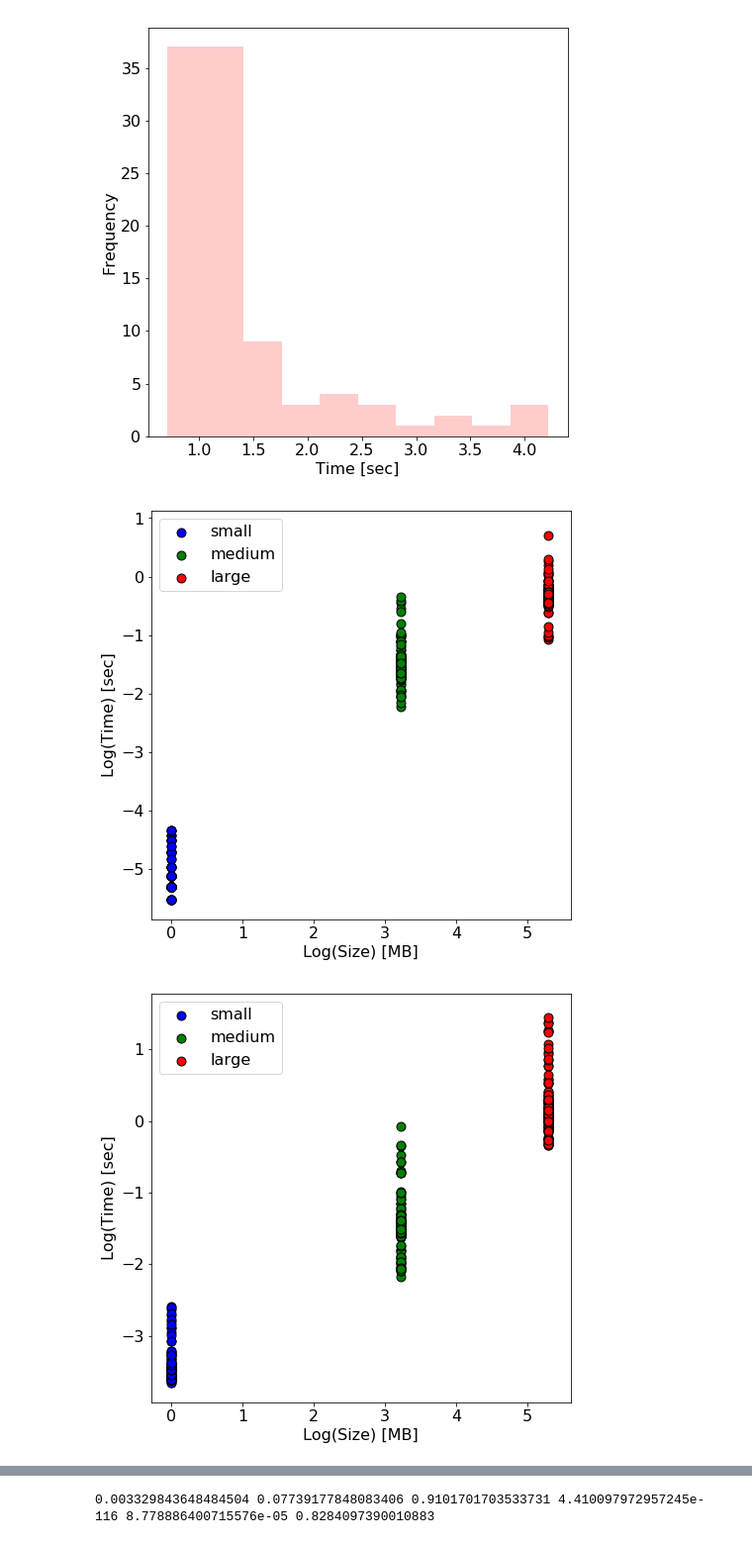
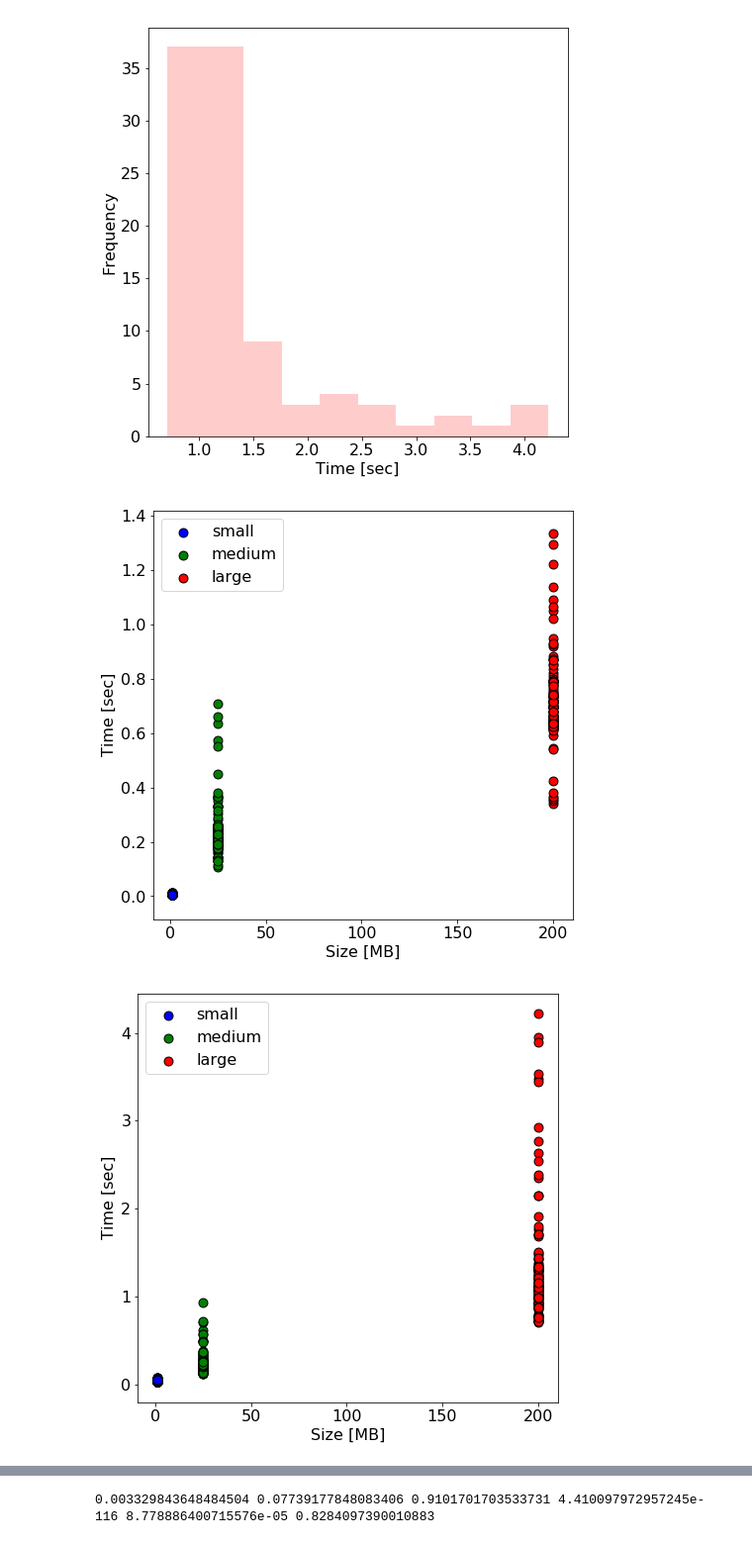
Before and after one commit to g-kakareko/Erasure-vs-Replication, a Jupyter notebook: stat.ipynb, the cells around one changed output, grey strips where cells are left out. Shown at 99% size. Drawn from its saved outputs; the diff is of its cells as text; code cells hidden in the pictures.

```diff
--- a/stat.ipynb
+++ b/stat.ipynb
@@ -159,13 +160,13 @@ t200 = pd_rep_large['time']
 # v_1
 # v_25
 # v_200
-plt.scatter(np.log(v_1), np.log(t1), edgecolor="k", s=80, color='blue')
-plt.scatter(np.log(v_25), np.log(t25), edgecolor="k", s=80, color='green')
-plt.scatter(np.log(v_200), np.log(t200), edgecolor="k", s=80, color='red')
+plt.scatter(v_1, t1, edgecolor="k", s=80, color='blue')
+plt.scatter(v_25, t25, edgecolor="k", s=80, color='green')
+plt.scatter(v_200, t200, edgecolor="k", s=80, color='red')
 
 plt.legend(['small', 'medium', 'large'], loc='upper left')
-plt.xlabel('Log(Size) [MB]')
-plt.ylabel('Log(Time) [sec]')
+plt.xlabel('Size [MB]')
+plt.ylabel('Time [sec]')
 # Tweak spacing to prevent clipping of ylabel
 # axes = plt.gca()
 # axes.set_xlim([0,0.2])
@@ -175,32 +176,37 @@ fig.set_size_inches(7.6, 7.6)
 fig.savefig('figures/fig_3a_rep.png', dpi=300)
 plt.show()
 # %% [output]
-[figure, old version]
+[figure, new version]
 # %%
 # Figure 4- jes
 t1 = pd_jes_small['time']
 t25 = pd_jes_med['time']
 t200 = pd_jes_large['time']
 # v_1
 # v_25
 # v_200
-plt.scatter(np.log(v_1), np.log(t1), edgecolor="k", s=80, color='blue')
-plt.scatter(np.log(v_25), np.log(t25), edgecolor="k", s=80, color='green')
-plt.scatter(np.log(v_200), np.log(t200), edgecolor="k", s=80, color='red')
+# plt.scatter(np.log(v_1), np.log(t1), edgecolor="k", s=80, color='blue')
+# plt.scatter(np.log(v_25), np.log(t25), edgecolor="k", s=80, color='green')
+# plt.scatter(np.log(v_200), np.log(t200), edgecolor="k", s=80, color='red')
+
+plt.scatter(v_1, t1, edgecolor="k", s=80, color='blue')
+plt.scatter(v_25, t25, edgecolor="k", s=80, color='green')
+plt.scatter(v_200, t200, edgecolor="k", s=80, color='red')
+
 
 plt.legend(['small', 'medium', 'large'], loc='upper left')
-plt.xlabel('Log(Size) [MB]')
-plt.ylabel('Log(Time) [sec]')
+plt.xlabel('Size [MB]')
+plt.ylabel('Time [sec]')
 # Tweak spacing to prevent clipping of ylabel
 # axes = plt.gca()
 # axes.set_xlim([0,0.2])
 # axes.set_ylim([0,10])
 fig = plt.gcf()
 fig.set_size_inches(7.6, 7.6)
 fig.savefig('figures/fig_4_js.png', dpi=300)
 plt.show()
 # %% [output]
-[figure, old version]
+[figure, new version]
 # %%
 # Figure 5- replication small
 t1 = pd_rep_small['time']
```
Also changed, not shown: parts of 13 cells of this notebook, 24 other files.
